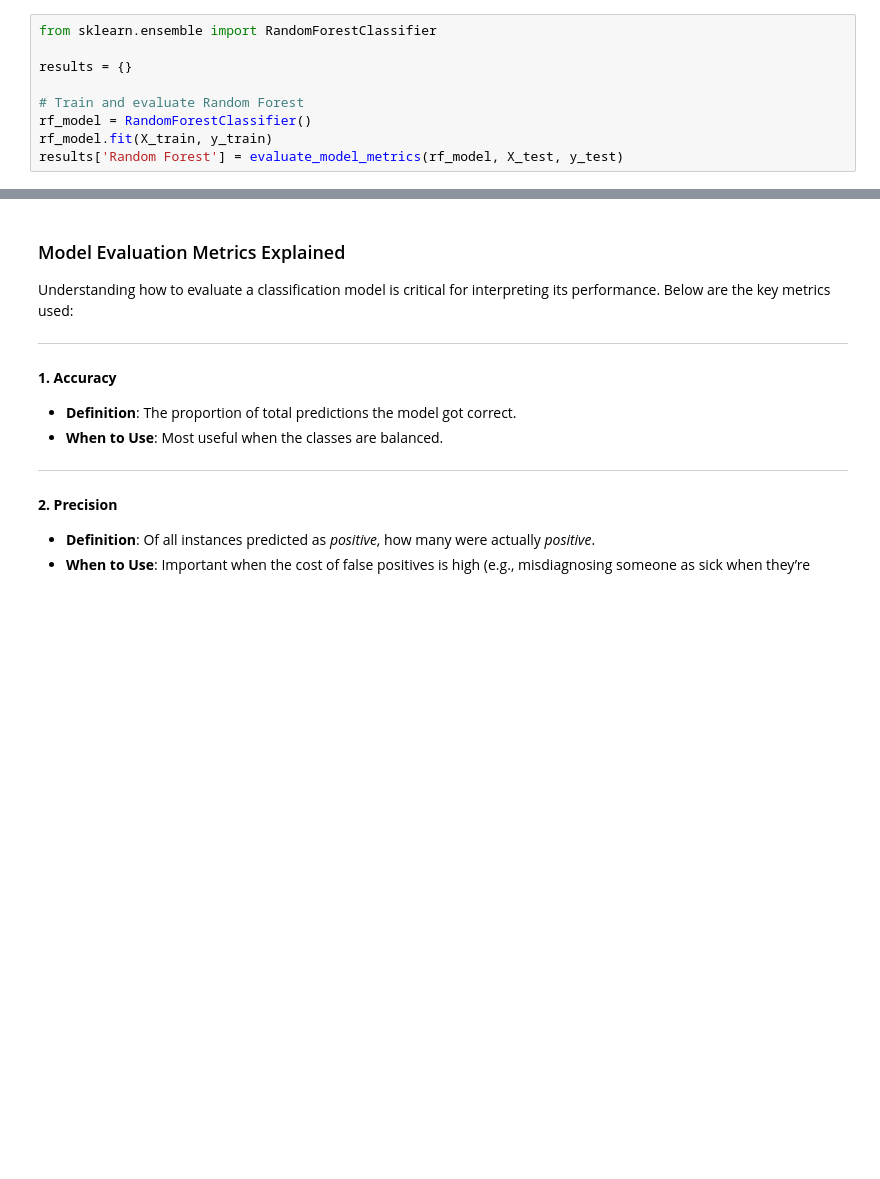
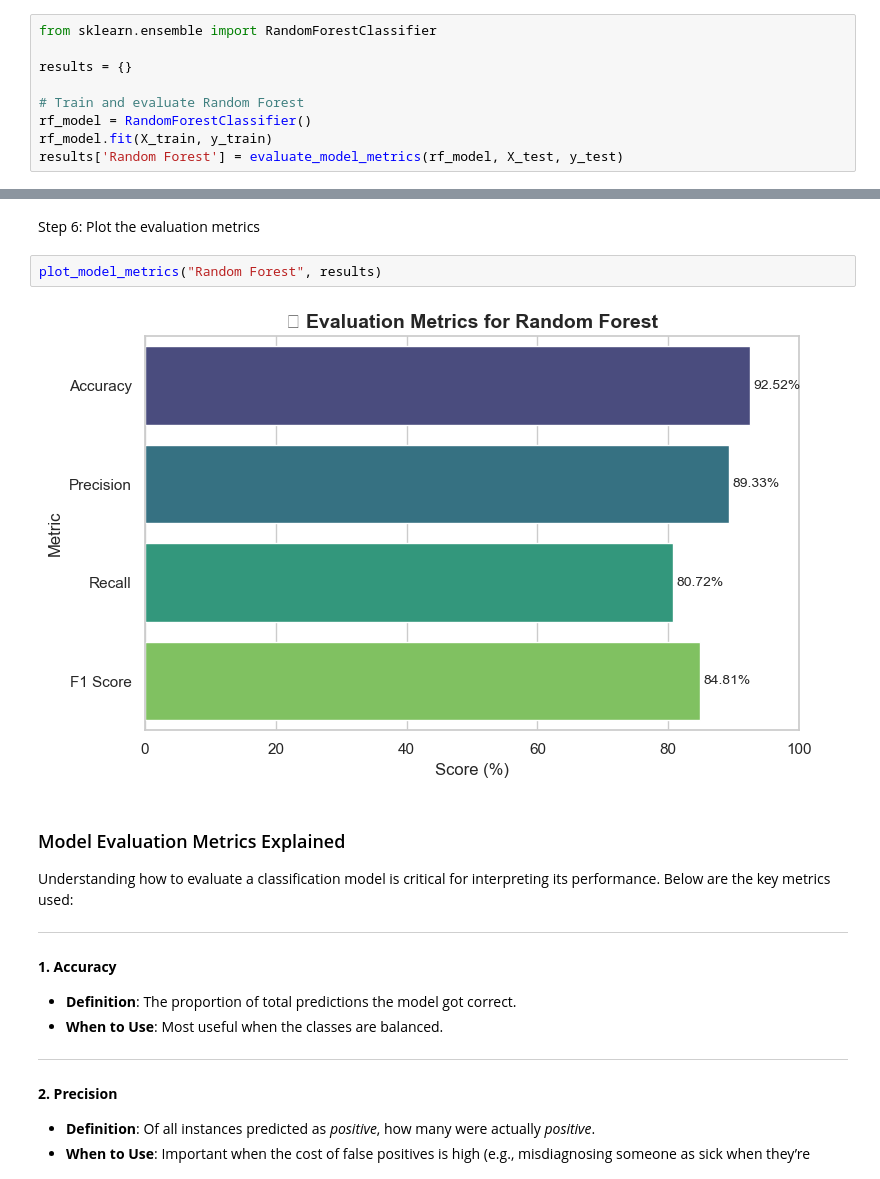
Before and after one commit to Hansaanuradha93/K-Talk---Classification-Model, a Jupyter notebook: Notebook.ipynb, the cells around one changed output, grey strips where cells are left out. Cells and saved outputs as stored; diff of their text form; blank space fills up the shorter version.

```diff
--- a/Notebook.ipynb
+++ b/Notebook.ipynb
@@ -615,3 +671,9 @@ F1 Score: 84.08%
+# %% [markdown]
+Step 6: Plot the evaluation metrics
+# %%
+plot_model_metrics("Random Forest", results)
+# %% [output]
+[figure, added]
 # %% [markdown]
 ### Model Evaluation Metrics Explained
 
```
Also changed, not shown: parts of 8 cells of this notebook.
